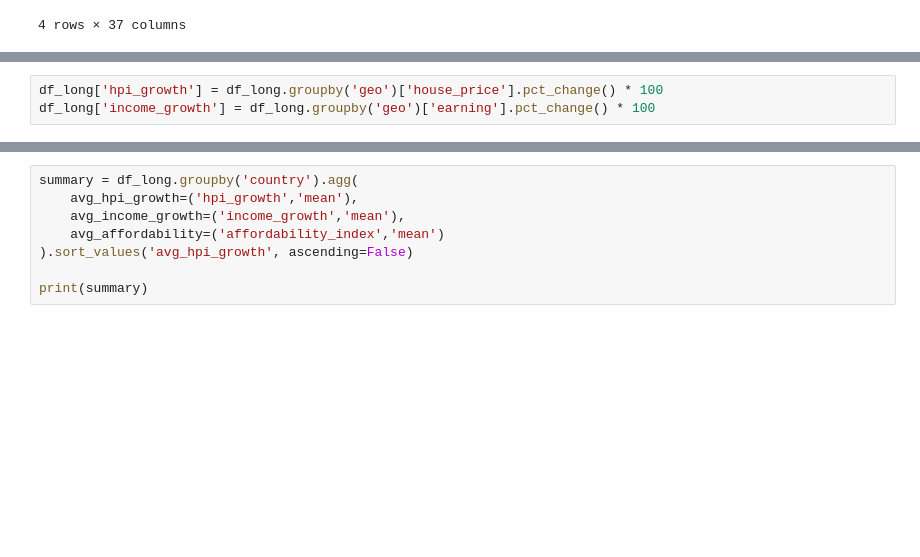
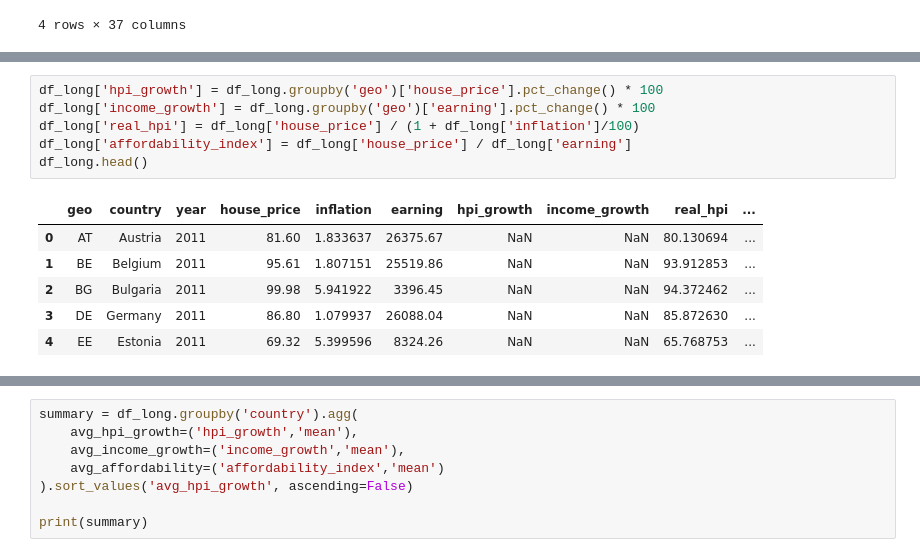
Before and after one commit to tihitnag/inflation-house-price-for-eu-, a Jupyter notebook: house_price.ipynb, the cells around one changed output, grey strips where cells are left out. Saved outputs shown, nothing was run; the diff lists cells and outputs as text; blank space fills up the shorter version.

```diff
--- a/house_price.ipynb
+++ b/house_price.ipynb
@@ -247,3 +276,13 @@ plt.show()
 # %%
 df_long['hpi_growth'] = df_long.groupby('geo')['house_price'].pct_change() * 100
 df_long['income_growth'] = df_long.groupby('geo')['earning'].pct_change() * 100
+df_long['real_hpi'] = df_long['house_price'] / (1 + df_long['inflation']/100)
+df_long['affordability_index'] = df_long['house_price'] / df_long['earning']
+df_long.head()
+# %% [output]
+|  | geo | country | year | house_price | inflation | earning | hpi_growth | income_growth | real_hpi | ... |
+| 0 | AT | Austria | 2011 | 81.60 | 1.833637 | 26375.67 | NaN | NaN | 80.130694 | ... |
+| 1 | BE | Belgium | 2011 | 95.61 | 1.807151 | 25519.86 | NaN | NaN | 93.912853 | ... |
+| 2 | BG | Bulgaria | 2011 | 99.98 | 5.941922 | 3396.45 | NaN | NaN | 94.372462 | ... |
+| 3 | DE | Germany | 2011 | 86.80 | 1.079937 | 26088.04 | NaN | NaN | 85.872630 | ... |
+| 4 | EE | Estonia | 2011 | 69.32 | 5.399596 | 8324.26 | NaN | NaN | 65.768753 | ... |
```
Also changed, not shown: parts of 15 cells of this notebook.
